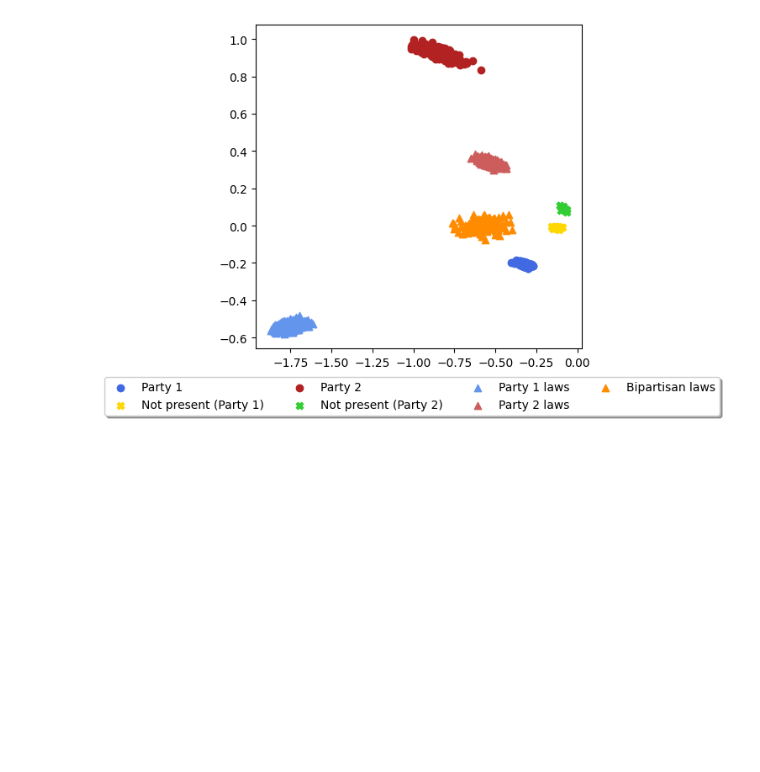
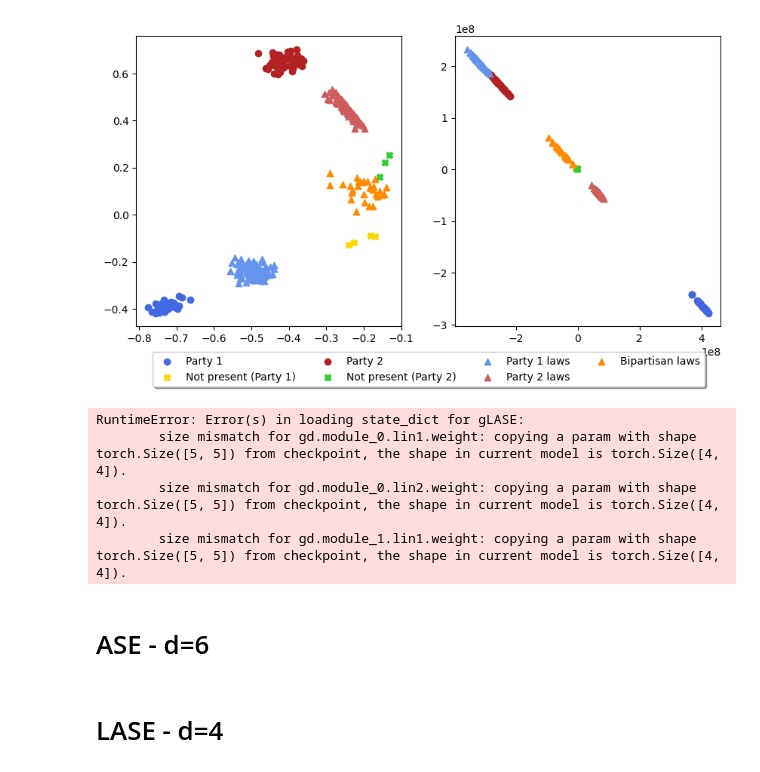
Before and after one commit to sofiperez91/LASE, a Jupyter notebook: notebooks/bipartite.ipynb, the cells around one changed output. Cells and saved outputs as stored; diff of their text form; code cells hidden in the pictures; blank space fills up the shorter version.

```diff
--- a/notebooks/bipartite.ipynb
+++ b/notebooks/bipartite.ipynb
@@ -361,3 +157,48 @@ Iteraciones:  43
+# %%
+import sys
+sys.path.append("../")
+
+from models.GLASE_unshared_normalized import gLASE
+import math
+from training.get_init import get_x_init
+from models.SVD_truncate import align_Xs
+
+
+Q=torch.diag(q)
+gd_steps=10
+
+edge_index_2 = torch.ones([num_nodes,num_nodes],).nonzero().t().contiguous()
+
+glase = gLASE(d, d, gd_steps)
+glase.load_state_dict(torch.load('../saved_models/lase_unshared_normalized_unbalanced_bipartite_xase_d4_10steps.pt'))
+glase.eval()
+
+x  = get_x_init(num_nodes, d, 0, math.pi/2, 0, math.pi/2)
+x_glase = glase(x_ase, edge_index, edge_index_2, Q, mask.nonzero().t().contiguous())
+x_glase = x_glase.detach()
+
+x_glase = align_Xs(x_glase,x_ase)
+
+
+fig, axes = plt.subplots(1, 2, figsize =(10,5))
+axes[0].scatter(x_ase[n_P1_np:n_P1,0],x_ase[n_P1_np:n_P1,2], c='royalblue',marker='o',label='Party 1')
+axes[0].scatter(x_ase[:n_P1_np,0],x_ase[:n_P1_np,2], c='gold',marker='X',label='Not present (Party 1)')
+axes[0].scatter(x_ase[n_P1+n_P2_np:n_P1+n_P2,0],x_ase[n_P1+n_P2_np:n_P1+n_P2,2], c='firebrick',marker='o',label='Party 2')
+axes[0].scatter(x_ase[n_P1:n_P1+n_P2_np,0],x_ase[n_P1:n_P1+n_P2_np,2], c='limegreen',marker='X',label='Not present (Party 2)')
+axes[0].scatter(x_ase[n_P1+n_P2:n_P1+n_P2+n_L1,0],x_ase[n_P1+n_P2:n_P1+n_P2+n_L1,2], c='cornflowerblue',marker='^',label='Party 1 laws')
+axes[0].scatter(x_ase[n_P1+n_P2+n_L1:n_P1+n_P2+n_L1+n_L2,0],x_ase[n_P1+n_P2+n_L1:n_P1+n_P2+n_L1+n_L2,2],c='indianred',marker='^',label='Party 2 laws')
+axes[0].scatter(x_ase[n_P1+n_P2+n_L1+n_L2:,0],x_ase[n_P1+n_P2+n_L1+n_L2:,2],c='darkorange',marker='^',label='Bipartisan laws')
+axes[1].scatter(x_glase[n_P1_np:n_P1,0],x_glase[n_P1_np:n_P1,2], c='royalblue',marker='o',label='Party 1')
+axes[1].scatter(x_glase[:n_P1_np,0],x_glase[:n_P1_np,2], c='gold',marker='X',label='Not present (Party 1)')
+axes[1].scatter(x_glase[n_P1+n_P2_np:n_P1+n_P2,0],x_glase[n_P1+n_P2_np:n_P1+n_P2,2], c='firebrick',marker='o',label='Party 2')
+axes[1].scatter(x_glase[n_P1:n_P1+n_P2_np,0],x_glase[n_P1:n_P1+n_P2_np,2], c='limegreen',marker='X',label='Not present (Party 2)')
+axes[1].scatter(x_glase[n_P1+n_P2:n_P1+n_P2+n_L1,0],x_glase[n_P1+n_P2:n_P1+n_P2+n_L1,2], c='cornflowerblue',marker='^',label='Party 1 laws')
+axes[1].scatter(x_glase[n_P1+n_P2+n_L1:n_P1+n_P2+n_L1+n_L2,0],x_glase[n_P1+n_P2+n_L1:n_P1+n_P2+n_L1+n_L2,2],c='indianred',marker='^',label='Party 2 laws')
+axes[1].scatter(x_glase[n_P1+n_P2+n_L1+n_L2:,0],x_glase[n_P1+n_P2+n_L1+n_L2:,2],c='darkorange',marker='^',label='Bipartisan laws')
+plt.legend(loc='upper center', bbox_to_anchor=(-0.1, -0.07),fancybox=True, shadow=True, ncol=4)
+plt.show()
+# %% [output]
+[figure, added]
 # %%
 import sys
 sys.path.append("../")
@@ -369,23 +210,19 @@ from models.SVD_truncate import align_Xs
 
 
 Q=torch.diag(q)
-gd_steps=5
+gd_steps=20
 
 edge_index_2 = torch.ones([num_nodes,num_nodes],).nonzero().t().contiguous()
 
 glase = gLASE(d, d, gd_steps)
-glase.load_state_dict(torch.load('../saved_models/lase_unshared_normalized_unbalanced_bipartite_xase.pt'))
+glase.load_state_dict(torch.load('../saved_models/lase_unshared_normalized_unbalanced_bipartite_xase_20steps.pt'))
 glase.eval()
 
+x  = get_x_init(num_nodes, d, 0, math.pi/2, 0, math.pi/2)
 x_glase = glase(x_ase, edge_index, edge_index_2, Q, mask.nonzero().t().contiguous())
 x_glase = x_glase.detach()
 
-
-
 x_glase = align_Xs(x_glase,x_ase)
-# x_cgd_p = align_Xs(x_cgd,x_svd)
-# x_gd_p = align_Xs(x_gd,x_svd)
-# x_gd_5_p = align_Xs(x_gd_5,x_svd)
 
 
 plt.figure(figsize=(5,5))
@@ -399,4 +236,11 @@ plt.scatter(x_glase[n_P1+n_P2+n_L1+n_L2:,0],x_glase[n_P1+n_P2+n_L1+n_L2:,2],c='d
 plt.legend(loc='upper center', bbox_to_anchor=(0.48, -0.07),fancybox=True, shadow=True, ncol=4)
 plt.show()
 # %% [output]
-[figure, removed]
+RuntimeError: Error(s) in loading state_dict for gLASE:
+        size mismatch for gd.module_0.lin1.weight: copying a param with shape torch.Size([5, 5]) from checkpoint, the shape in current model is torch.Size([4, 4]).
+        size mismatch for gd.module_0.lin2.weight: copying a param with shape torch.Size([5, 5]) from checkpoint, the shape in current model is torch.Size([4, 4]).
+        size mismatch for gd.module_1.lin1.weight: copying a param with shape torch.Size([5, 5]) from checkpoint, the shape in current model is torch.Size([4, 4]).
+# %% [markdown]
+# ASE - d=6
+# %% [markdown]
+# LASE - d=4
```
Also changed, not shown: parts of 20 cells of this notebook, 16 other files.
